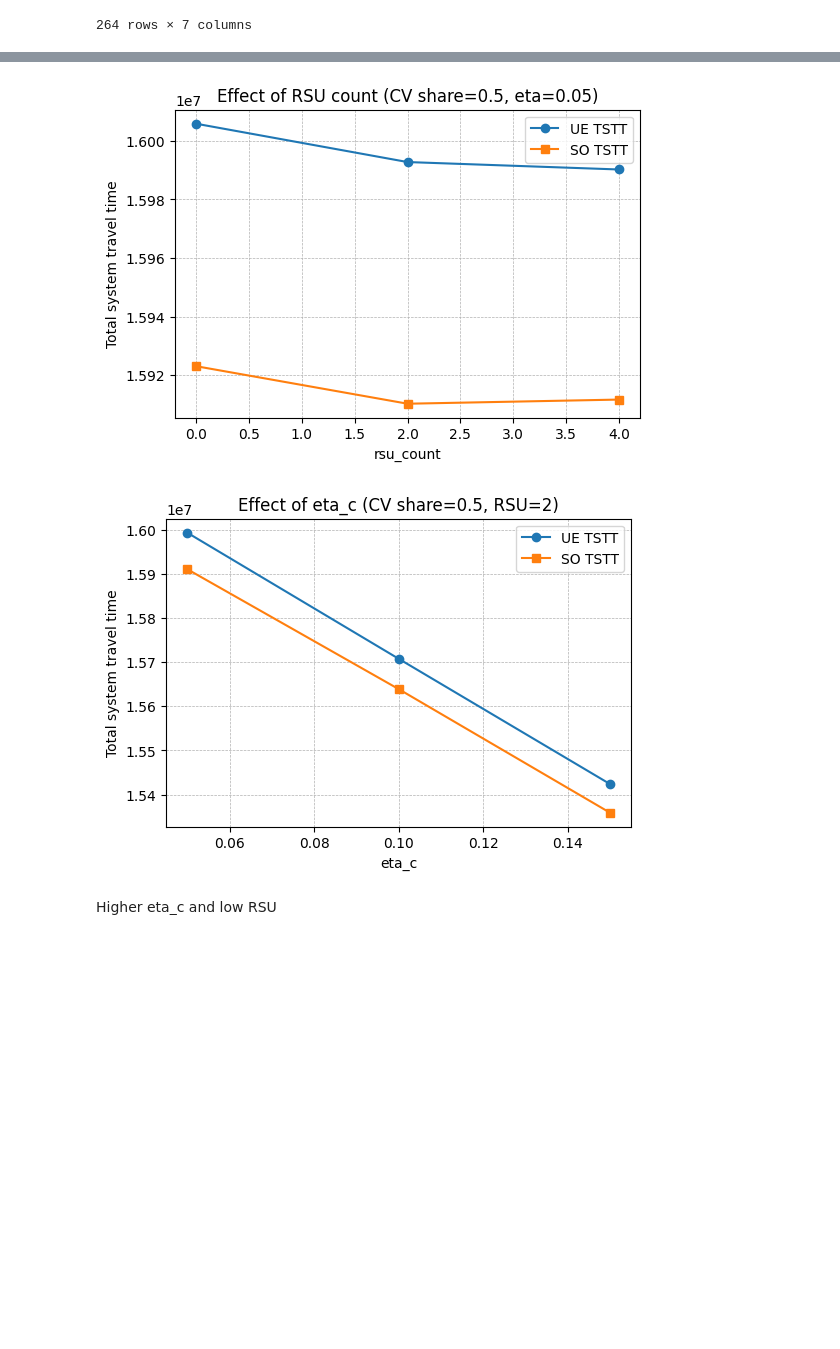
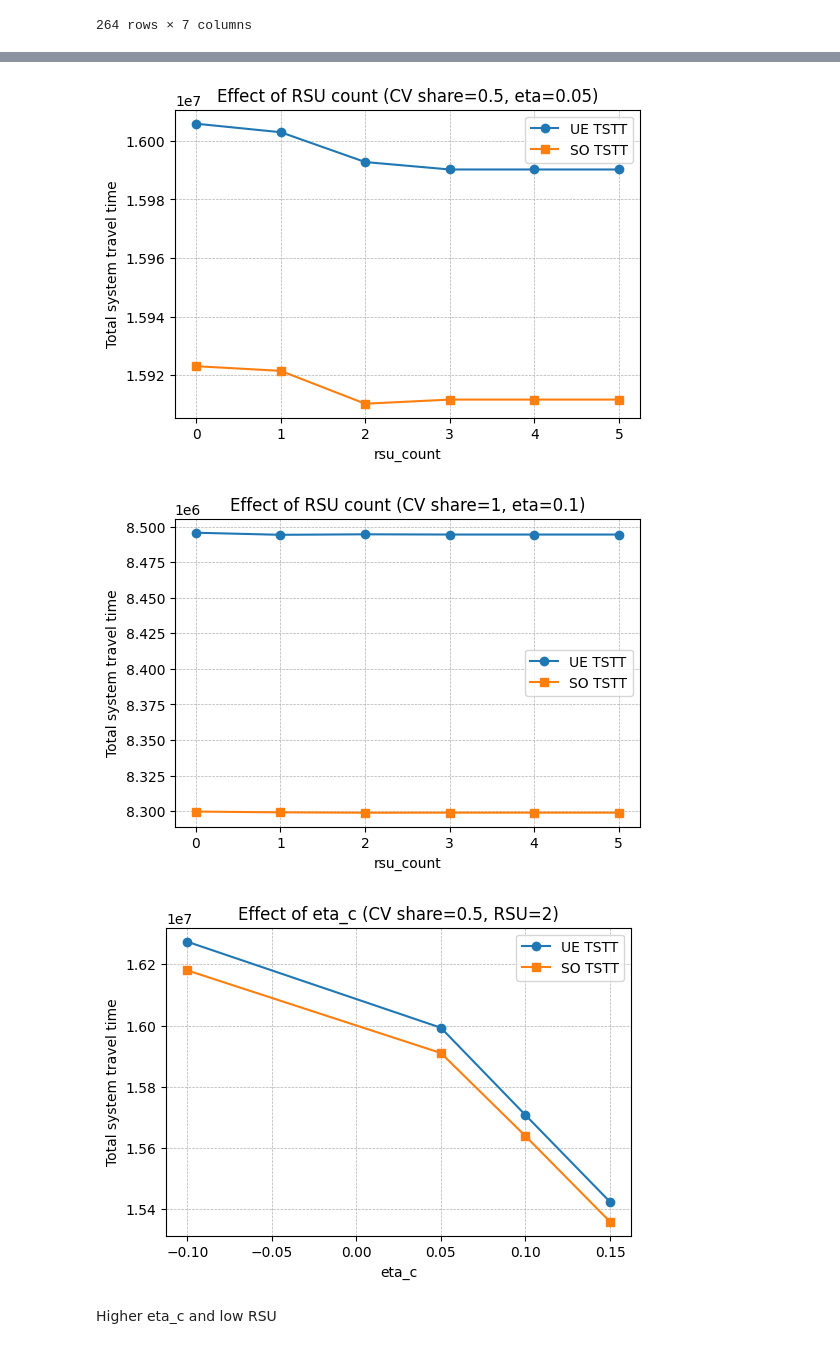
Before and after one commit to Alfredkkk/Transport_network_modeling_8803, a Jupyter notebook: Analysis.ipynb, the cells around one changed output, grey strips where cells are left out. Cells and saved outputs as stored; diff of their text form; code cells hidden in the pictures; blank space fills up the shorter version.

```diff
--- a/Analysis.ipynb
+++ b/Analysis.ipynb
@@ -191,6 +191,7 @@ plot_trend('cv_share', [0,0.1,0.2,0.3,0.4,0.5,0.6,0.7,0.8,0.9,1], {'rsu_count':2
 plot_trend('rsu_count', [0,1,2,3,4,5], {'cv_share':0.5, 'eta_c':0.1}, 'Effect of RSU count (CV share=0.5, eta=0.1)')
 plot_trend('rsu_count', [0,1,2,3,4,5], {'cv_share':0.5, 'eta_c':0.15}, 'Effect of RSU count (CV share=0.5, eta=0.15)')
 plot_trend('rsu_count', [0,1,2,3,4,5], {'cv_share':0.5, 'eta_c':0.05}, 'Effect of RSU count (CV share=0.5, eta=0.05)')
+plot_trend('rsu_count', [0,1,2,3,4,5], {'cv_share':1, 'eta_c':0.1}, 'Effect of RSU count (CV share=1, eta=0.1)')
 plot_trend('eta_c', [-0.1,0.05,0.1,0.15], {'cv_share':0.5, 'rsu_count':2}, 'Effect of eta_c (CV share=0.5, RSU=2)')
 # %% [output]
 [figure]
@@ -199,4 +200,5 @@ plot_trend('eta_c', [-0.1,0.05,0.1,0.15], {'cv_share':0.5, 'rsu_count':2}, 'Effe
-[figure, old version]
+[figure, new version]
-[figure, old version]
+[figure, new version]
+[figure, added]
 # %% [markdown]
 Higher eta_c and low RSU
```
Also changed, not shown: parts of 4 cells of this notebook, 1 other file.
